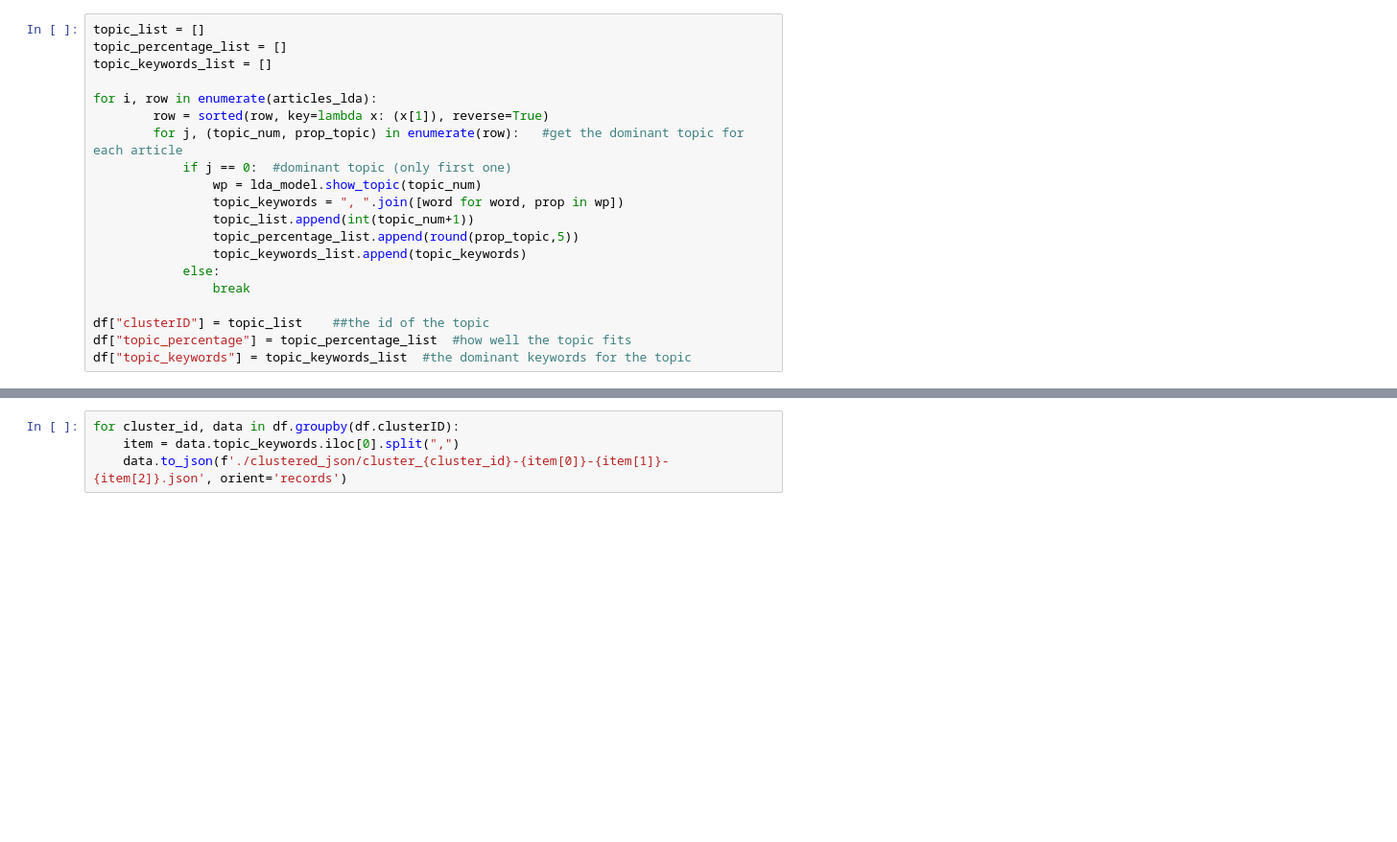
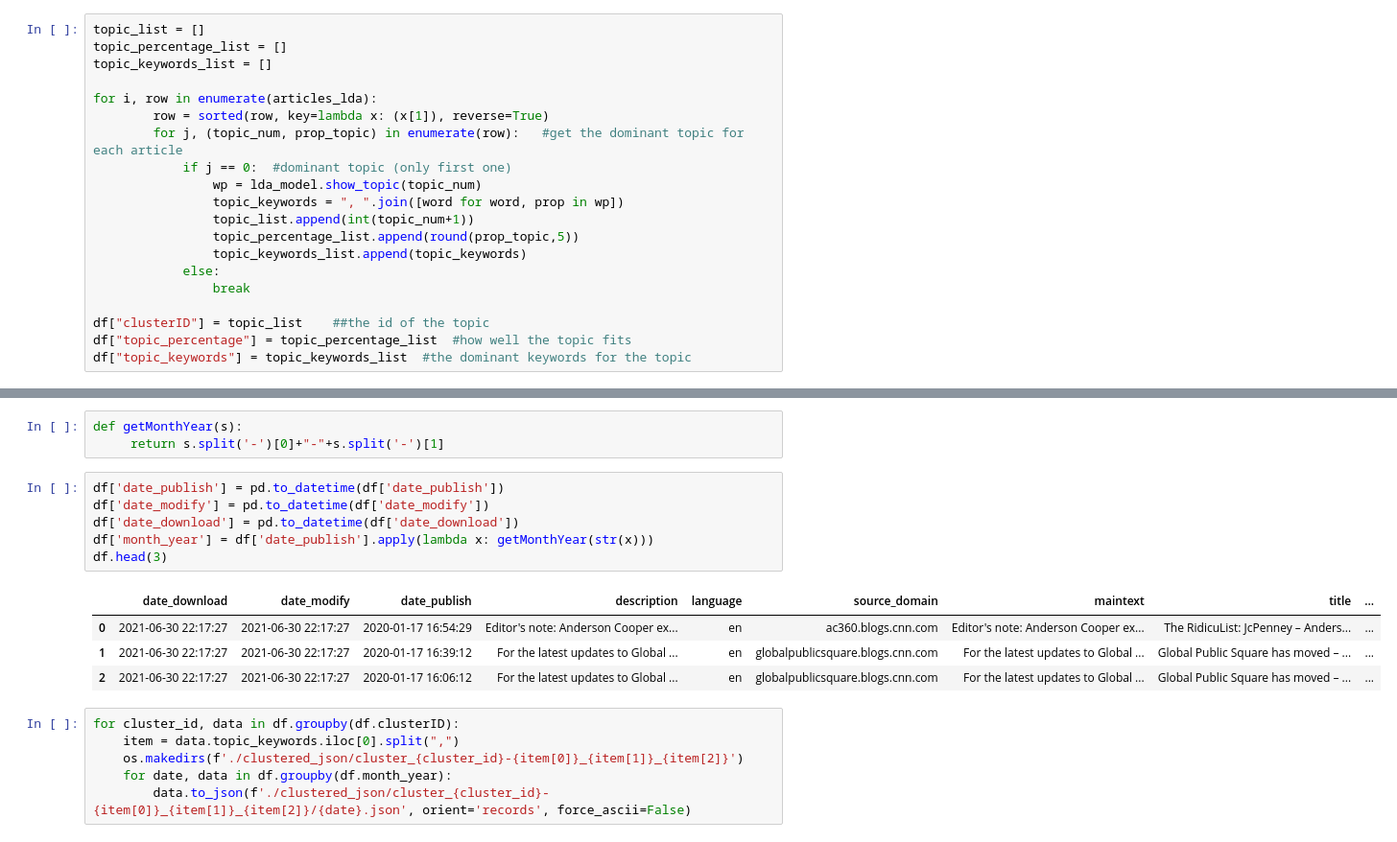
Before and after one commit to jonas-becker/automated-crawling-and-multi-level-clustering-of-news-articles, a Jupyter notebook: LDA_clustering.ipynb, the cells around one changed output, grey strips where cells are left out. Shown at 96% size. Drawn from its saved outputs; the diff is of its cells as text; blank space fills up the shorter version.

Commit message:
edited store cluster

```diff
--- a/LDA_clustering.ipynb
+++ b/LDA_clustering.ipynb
@@ -297,4 +284,20 @@ df.head(50)
+# %%
+def getMonthYear(s):
+     return s.split('-')[0]+"-"+s.split('-')[1]
+# %%
+df['date_publish'] = pd.to_datetime(df['date_publish'])
+df['date_modify'] = pd.to_datetime(df['date_modify'])
+df['date_download'] = pd.to_datetime(df['date_download'])
+df['month_year'] = df['date_publish'].apply(lambda x: getMonthYear(str(x)))
+df.head(3)
+# %% [output]
+|  | date_download | date_modify | date_publish | description | language | source_domain | maintext | title | ... |
+| 0 | 2021-06-30 22:17:27 | 2021-06-30 22:17:27 | 2020-01-17 16:54:29 | Editor's note: Anderson Cooper ex... | en | ac360.blogs.cnn.com | Editor's note: Anderson Cooper ex... | The RidicuList: JcPenney – Anders... | ... |
+| 1 | 2021-06-30 22:17:27 | 2021-06-30 22:17:27 | 2020-01-17 16:39:12 | For the latest updates to Global ... | en | globalpublicsquare.blogs.cnn.com | For the latest updates to Global ... | Global Public Square has moved – ... | ... |
+| 2 | 2021-06-30 22:17:27 | 2021-06-30 22:17:27 | 2020-01-17 16:06:12 | For the latest updates to Global ... | en | globalpublicsquare.blogs.cnn.com | For the latest updates to Global ... | Global Public Square has moved – ... | ... |
 # %%
 for cluster_id, data in df.groupby(df.clusterID):
     item = data.topic_keywords.iloc[0].split(",")
-    data.to_json(f'./clustered_json/cluster_{cluster_id}-{item[0]}-{item[1]}-{item[2]}.json', orient='records')
+    os.makedirs(f'./clustered_json/cluster_{cluster_id}-{item[0]}_{item[1]}_{item[2]}')
+    for date, data in df.groupby(df.month_year):
+        data.to_json(f'./clustered_json/cluster_{cluster_id}-{item[0]}_{item[1]}_{item[2]}/{date}.json', orient='records', force_ascii=False)
```
Also changed, not shown: parts of 6 cells of this notebook.
